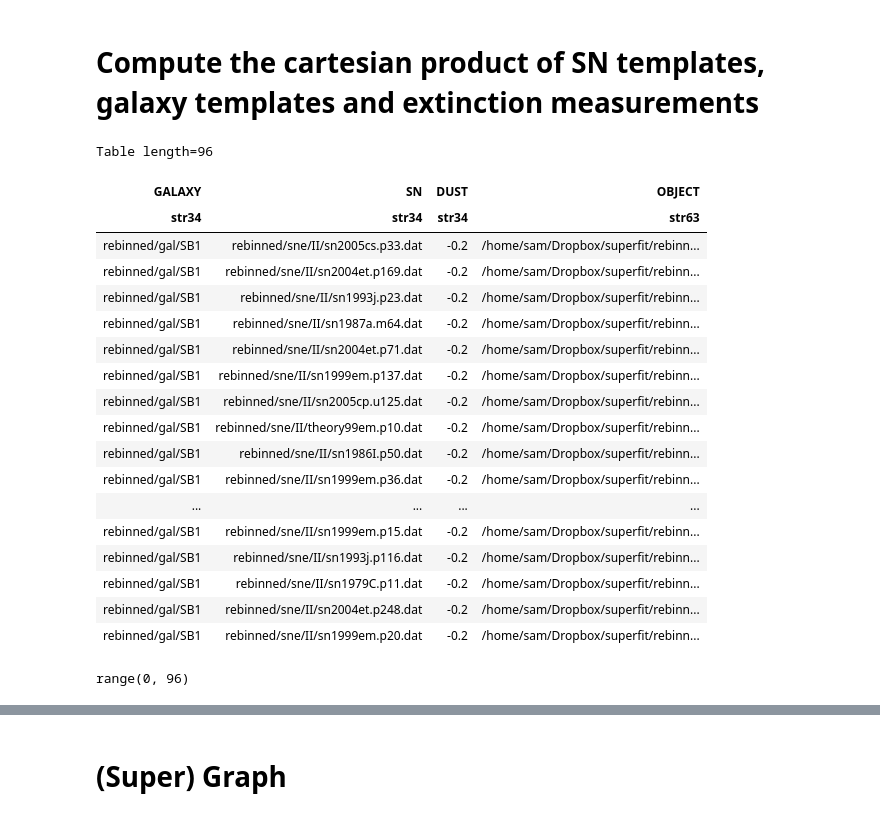
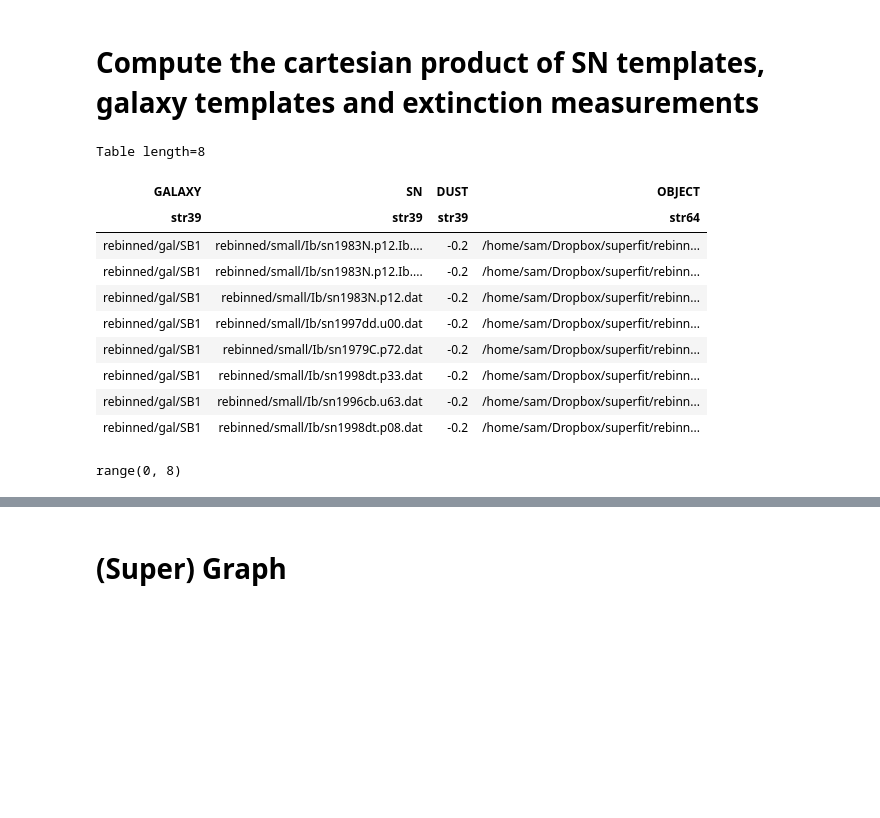
Before and after one commit to oyaron/NGSF, a Jupyter notebook: BFF.ipynb, the cells around one changed output, grey strips where cells are left out. Saved outputs shown, nothing was run; the diff lists cells and outputs as text; code cells hidden in the pictures; blank space fills up the shorter version.

```diff
--- a/BFF.ipynb
+++ b/BFF.ipynb
@@ -206,7 +251,8 @@ templates_gal = glob.glob('rebinned/gal/*')
 templates_gal = [x for x in templates_gal if 'CVS' not in x and 'README' not in x]
 templates_gal = np.array(templates_gal)
 
-templates_sn = glob.glob('rebinned/sne/**/*')
+#templates_sn = glob.glob('rebinned/small/Ib/*')
+templates_sn = glob.glob('rebinned/small/**/*')
 templates_sn = [x for x in templates_sn if 'CVS' not in x and 'README' not in x]
 templates_sn = np.array(templates_sn)
 
@@ -216,8 +262,8 @@ templates_dust = np.array([-0.2, 0.1])
 ## Truncate templates SN, HG
 # %%
 #Truncate the SN
-templates_sn_trunc = select_templates(templates_sn, ['/II/'])
-#templates_sn_trunc = select_templates(templates_sn, ['/Ib/','/Ic/'])
+#templates_sn_trunc = select_templates(templates_sn, ['/II/'])
+templates_sn_trunc = select_templates(templates_sn, ['/Ib/'])
 
 #Truncate the host galaxy
 #templates_gal_trunc = select_templates(templates_gal, ['/E', '/S0', '/Sa','/SB1','/SB2','/SB3','/SB4','/SB5','/SB6'])
@@ -227,37 +273,29 @@ templates_gal_trunc = select_templates(templates_gal, ['/SB1'])
 # %%
 cartesian_product_all=cartesian_product(*[templates_gal_trunc[:1], templates_sn_trunc, templates_dust[:1]])
 cartesian_product_all=table.Table(cartesian_product_all, names=('GALAXY', 'SN', 'DUST'))
 
 #In brakets here is the number of template I'm using to match
-cartesian_product_all['OBJECT']=["/home/sam/Dropbox/superfit/rebinned/combined/sn1979C.p72.II.SB1"]
+cartesian_product_all['OBJECT']=["/home/sam/Dropbox/superfit/rebinned/small/Ib/sn1983N.p12.Ib.0.1z"]
 
 
 cartesian_product_all
 # %% [output]
-Table length=96
+Table length=8
 | GALAXY | SN | DUST | OBJECT |
-| str34 | str34 | str34 | str63 |
-| rebinned/gal/SB1 | rebinned/sne/II/sn2005cs.p33.dat | -0.2 | /home/sam/Dropbox/superfit/rebinn... |
-| rebinned/gal/SB1 | rebinned/sne/II/sn2004et.p169.dat | -0.2 | /home/sam/Dropbox/superfit/rebinn... |
-| rebinned/gal/SB1 | rebinned/sne/II/sn1993j.p23.dat | -0.2 | /home/sam/Dropbox/superfit/rebinn... |
-| rebinned/gal/SB1 | rebinned/sne/II/sn1987a.m64.dat | -0.2 | /home/sam/Dropbox/superfit/rebinn... |
-| rebinned/gal/SB1 | rebinned/sne/II/sn2004et.p71.dat | -0.2 | /home/sam/Dropbox/superfit/rebinn... |
-| rebinned/gal/SB1 | rebinned/sne/II/sn1999em.p137.dat | -0.2 | /home/sam/Dropbox/superfit/rebinn... |
-| rebinned/gal/SB1 | rebinned/sne/II/sn2005cp.u125.dat | -0.2 | /home/sam/Dropbox/superfit/rebinn... |
-| rebinned/gal/SB1 | rebinned/sne/II/theory99em.p10.dat | -0.2 | /home/sam/Dropbox/superfit/rebinn... |
-| rebinned/gal/SB1 | rebinned/sne/II/sn1986I.p50.dat | -0.2 | /home/sam/Dropbox/superfit/rebinn... |
-| rebinned/gal/SB1 | rebinned/sne/II/sn1999em.p36.dat | -0.2 | /home/sam/Dropbox/superfit/rebinn... |
-| ... | ... | ... | ... |
-| rebinned/gal/SB1 | rebinned/sne/II/sn1999em.p15.dat | -0.2 | /home/sam/Dropbox/superfit/rebinn... |
-| rebinned/gal/SB1 | rebinned/sne/II/sn1993j.p116.dat | -0.2 | /home/sam/Dropbox/superfit/rebinn... |
-| rebinned/gal/SB1 | rebinned/sne/II/sn1979C.p11.dat | -0.2 | /home/sam/Dropbox/superfit/rebinn... |
-| rebinned/gal/SB1 | rebinned/sne/II/sn2004et.p248.dat | -0.2 | /home/sam/Dropbox/superfit/rebinn... |
-| rebinned/gal/SB1 | rebinned/sne/II/sn1999em.p20.dat | -0.2 | /home/sam/Dropbox/superfit/rebinn... |
+| str39 | str39 | str39 | str64 |
+| rebinned/gal/SB1 | rebinned/small/Ib/sn1983N.p12.Ib.... | -0.2 | /home/sam/Dropbox/superfit/rebinn... |
+| rebinned/gal/SB1 | rebinned/small/Ib/sn1983N.p12.Ib.... | -0.2 | /home/sam/Dropbox/superfit/rebinn... |
+| rebinned/gal/SB1 | rebinned/small/Ib/sn1983N.p12.dat | -0.2 | /home/sam/Dropbox/superfit/rebinn... |
+| rebinned/gal/SB1 | rebinned/small/Ib/sn1997dd.u00.dat | -0.2 | /home/sam/Dropbox/superfit/rebinn... |
+| rebinned/gal/SB1 | rebinned/small/Ib/sn1979C.p72.dat | -0.2 | /home/sam/Dropbox/superfit/rebinn... |
+| rebinned/gal/SB1 | rebinned/small/Ib/sn1998dt.p33.dat | -0.2 | /home/sam/Dropbox/superfit/rebinn... |
+| rebinned/gal/SB1 | rebinned/small/Ib/sn1996cb.u63.dat | -0.2 | /home/sam/Dropbox/superfit/rebinn... |
+| rebinned/gal/SB1 | rebinned/small/Ib/sn1998dt.p08.dat | -0.2 | /home/sam/Dropbox/superfit/rebinn... |
 # %%
 index_array=range(len(cartesian_product_all))
 index_array
 # %% [output]
-range(0, 96)
+range(0, 8)
 # %%
 %%capture
 output=wrapper_fit(cartesian_product_all[0])
```
Also changed, not shown: parts of 8 cells of this notebook.
